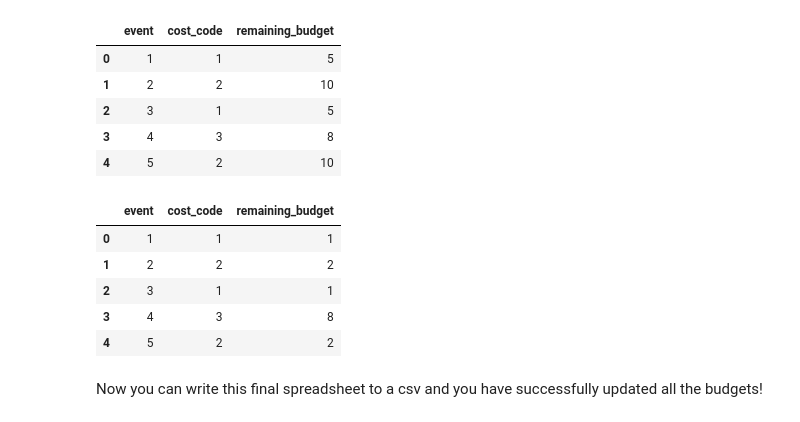
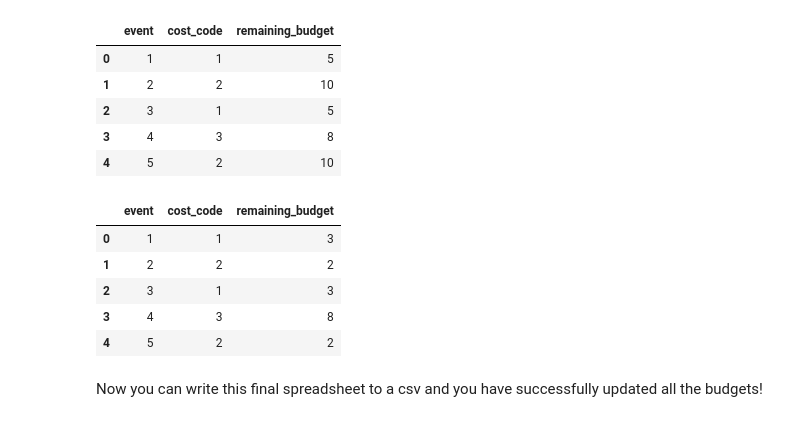
Before and after one commit to ZacharyKahn16/Coding-for-engineers-and-business, a Jupyter notebook: Coding_For_Engineers.ipynb, the cells around one changed output. Saved outputs shown, nothing was run; the diff lists cells and outputs as text; code cells hidden in the pictures.

```diff
--- a/Coding_For_Engineers.ipynb
+++ b/Coding_For_Engineers.ipynb
@@ -209,13 +209,13 @@ def update_budget(budget_sheet, withdraw_from_cost_code):
 
   return updated_budget
 # %%
-updated_budget = update_budget(budgets, {1: 4, 2: 8})
+updated_budget = update_budget(budgets, {1: 2, 2: 8})
 updated_budget.head()
 # %% [output]
 |  | event | cost_code | remaining_budget |
-| 0 | 1 | 1 | 1 |
+| 0 | 1 | 1 | 3 |
 | 1 | 2 | 2 | 2 |
-| 2 | 3 | 1 | 1 |
+| 2 | 3 | 1 | 3 |
 | 3 | 4 | 3 | 8 |
 | 4 | 5 | 2 | 2 |
 # %% [markdown]
```
Also changed, not shown: parts of 25 cells of this notebook.
